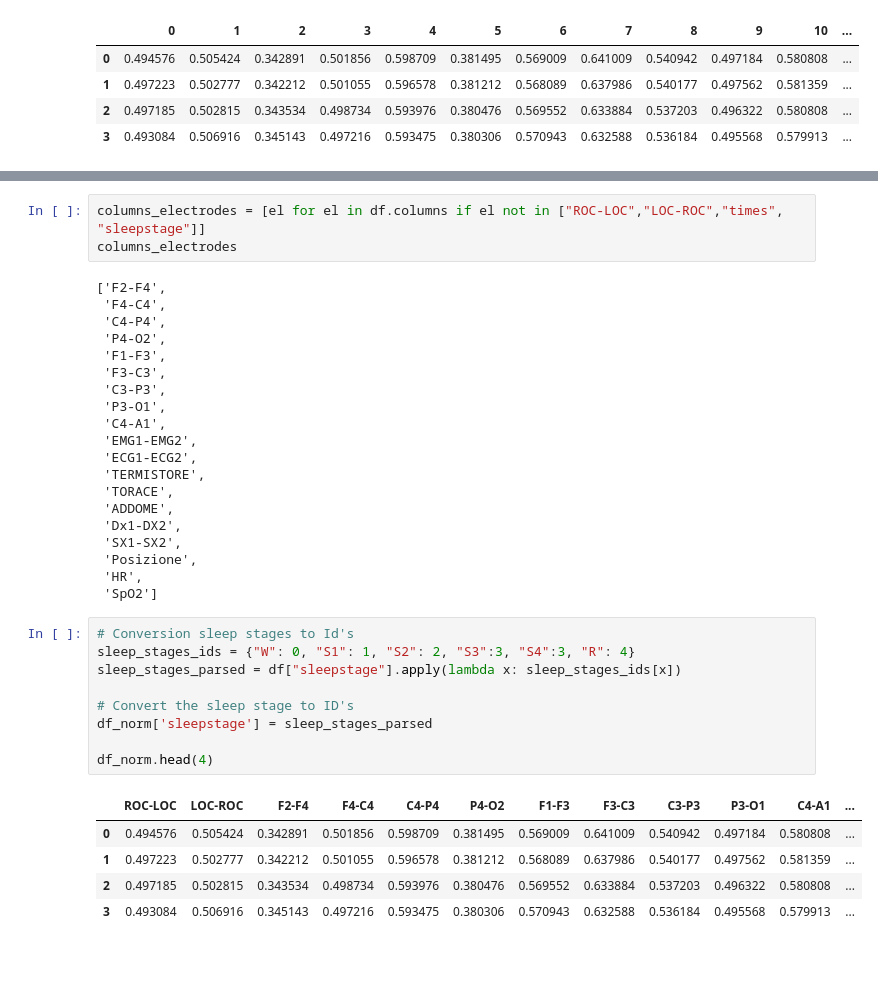
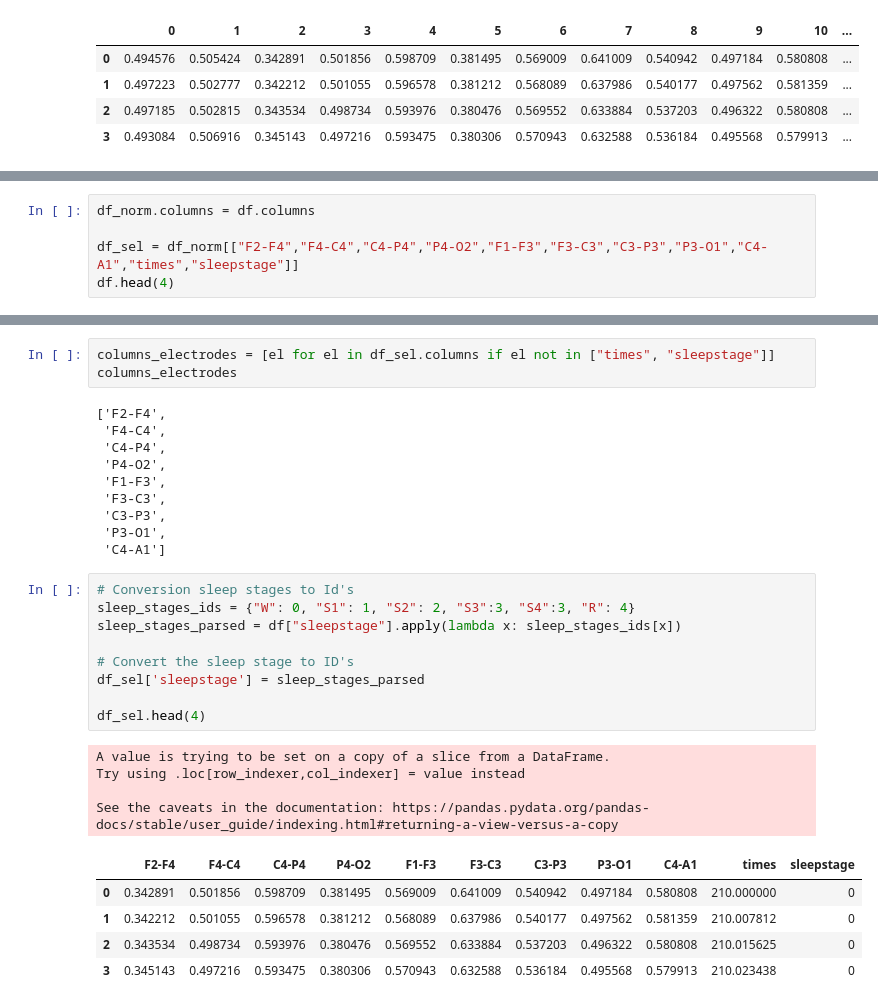
Before and after one commit to CarolinaR99/Projeto1_ADAR, a Jupyter notebook: Projecto_ADDAR_Sleep.ipynb, the cells around one changed output, grey strips where cells are left out. Saved outputs shown, nothing was run; the diff lists cells and outputs as text; blank space fills up the shorter version.

```diff
--- a/Projecto_ADDAR_Sleep.ipynb
+++ b/Projecto_ADDAR_Sleep.ipynb
@@ -194,0 +183,5 @@ df_norm.head(4)
+# %%
+df_norm.columns = df.columns
+
+df_sel = df_norm[["F2-F4","F4-C4","C4-P4","P4-O2","F1-F3","F3-C3","C3-P3","P3-O1","C4-A1","times","sleepstage"]]
+df.head(4)
@@ -195,5 +194,5 @@ df_norm.head(4)
 # %%
-columns_electrodes = [el for el in df.columns if el not in ["ROC-LOC","LOC-ROC","times", "sleepstage"]]
+columns_electrodes = [el for el in df_sel.columns if el not in ["times", "sleepstage"]]
 columns_electrodes
 # %% [output]
 ['F2-F4',
@@ -204,30 +203,24 @@ columns_electrodes
  'F3-C3',
  'C3-P3',
  'P3-O1',
- 'C4-A1',
- 'EMG1-EMG2',
- 'ECG1-ECG2',
- 'TERMISTORE',
- 'TORACE',
- 'ADDOME',
- 'Dx1-DX2',
- 'SX1-SX2',
- 'Posizione',
- 'HR',
- 'SpO2']
+ 'C4-A1']
 # %%
 # Conversion sleep stages to Id's
 sleep_stages_ids = {"W": 0, "S1": 1, "S2": 2, "S3":3, "S4":3, "R": 4}
 sleep_stages_parsed = df["sleepstage"].apply(lambda x: sleep_stages_ids[x])
 
 # Convert the sleep stage to ID's
-df_norm['sleepstage'] = sleep_stages_parsed
+df_sel['sleepstage'] = sleep_stages_parsed
 
-df_norm.head(4)
+df_sel.head(4)
 # %% [output]
+A value is trying to be set on a copy of a slice from a DataFrame.
+Try using .loc[row_indexer,col_indexer] = value instead
+
+See the caveats in the documentation: https://pandas.pydata.org/pandas-docs/stable/user_guide/indexing.html#returning-a-view-versus-a-copy
-|  | ROC-LOC | LOC-ROC | F2-F4 | F4-C4 | C4-P4 | P4-O2 | F1-F3 | F3-C3 | C3-P3 | P3-O1 | C4-A1 | ... |
-| 0 | 0.494576 | 0.505424 | 0.342891 | 0.501856 | 0.598709 | 0.381495 | 0.569009 | 0.641009 | 0.540942 | 0.497184 | 0.580808 | ... |
-| 1 | 0.497223 | 0.502777 | 0.342212 | 0.501055 | 0.596578 | 0.381212 | 0.568089 | 0.637986 | 0.540177 | 0.497562 | 0.581359 | ... |
-| 2 | 0.497185 | 0.502815 | 0.343534 | 0.498734 | 0.593976 | 0.380476 | 0.569552 | 0.633884 | 0.537203 | 0.496322 | 0.580808 | ... |
-| 3 | 0.493084 | 0.506916 | 0.345143 | 0.497216 | 0.593475 | 0.380306 | 0.570943 | 0.632588 | 0.536184 | 0.495568 | 0.579913 | ... |
+|  | F2-F4 | F4-C4 | C4-P4 | P4-O2 | F1-F3 | F3-C3 | C3-P3 | P3-O1 | C4-A1 | times | sleepstage |
+| 0 | 0.342891 | 0.501856 | 0.598709 | 0.381495 | 0.569009 | 0.641009 | 0.540942 | 0.497184 | 0.580808 | 210.000000 | 0 |
+| 1 | 0.342212 | 0.501055 | 0.596578 | 0.381212 | 0.568089 | 0.637986 | 0.540177 | 0.497562 | 0.581359 | 210.007812 | 0 |
+| 2 | 0.343534 | 0.498734 | 0.593976 | 0.380476 | 0.569552 | 0.633884 | 0.537203 | 0.496322 | 0.580808 | 210.015625 | 0 |
+| 3 | 0.345143 | 0.497216 | 0.593475 | 0.380306 | 0.570943 | 0.632588 | 0.536184 | 0.495568 | 0.579913 | 210.023438 | 0 |
 # %%
```
Also changed, not shown: parts of 6 cells of this notebook.
